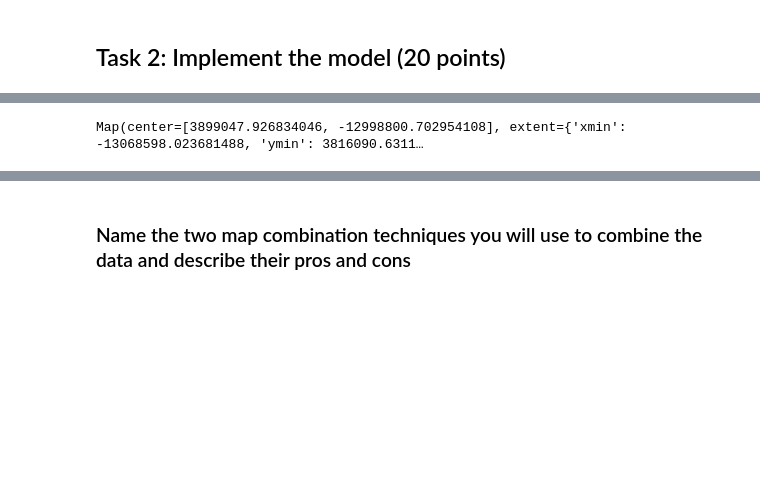
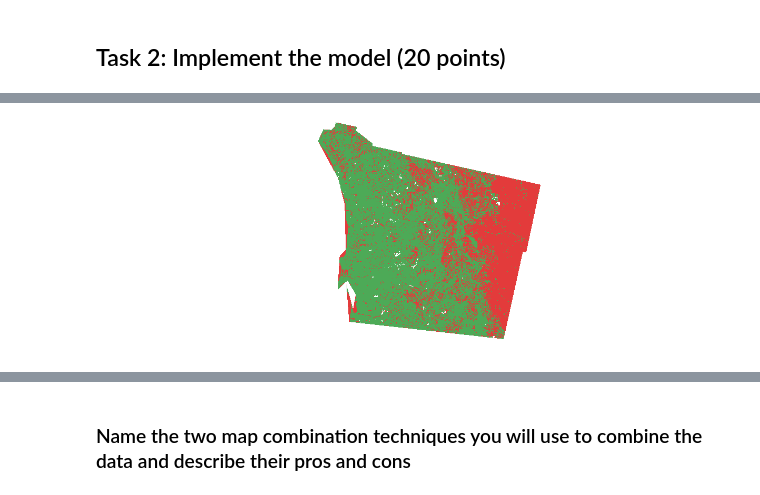
Before and after one commit to kev374k/dsc170_mp4, a Jupyter notebook: MP4.ipynb, the cells around one changed output, grey strips where cells are left out. Cells and saved outputs as stored; diff of their text form; code cells hidden in the pictures; blank space fills up the shorter version.

```diff
--- a/MP4.ipynb
+++ b/MP4.ipynb
@@ -91,7 +127,13 @@ county_layer = counties.layers[0]
 county = county_layer.query("NAME = 'San Diego County'", return_geomtry = True)
 san_diego_geometry = county.features[0].geometry
 san_diego_geometry['spatialRef'] = san_diego_geometry['spatialReference']
-san_diego_extent = Geometry(san_diego_geometry).geoextent
+san_diego_projected = project(
+    [san_diego_geometry],
+    in_sr=san_diego_geometry["spatialReference"],
+    out_sr={"wkid": 102100},
+)[0]
+
+san_diego_extent = Geometry(san_diego_projected).geoextent
 
 # create the extent as a tuple
 tup = (
@@ -133,21 +175,19 @@ sd_fh = clip(raster = usa_flood_hazard, geometry = san_diego_geometry)
 # %%
 # Remap and Normalize the Outputs of each layer
 # Remap the Land Cover Gap layer
 # For the Land Cover Gaps, we will remap the values to the following classes:
 # Shrubland & Grassland, Agricultural Vegatation, Introduced & Semi Natural Vegatation, Recently Disturbed or Mofidified, and Developed & Other Human Use to Green
 # Forest & Woodland, Semi_deset, Polar & High Montane Vegetation Vegatation, Aquatic Vegetation, and Nonvascular * Sparse Vacular Rock Vegetation & Opem Water to Red
 clrmap2 = [[0, 227, 59, 59], [1, 77, 170, 87]]
 sd_lcg_norm = remap(
     raster=sd_lcg,
     input_ranges=[1.0,289.0, 290.0,459.0, 460.0,499.0, 500.0,507.0, 508.0,513.0,
                    514.0,554.0, 555.0,557.0, 558.0,563.0, 564.0,576.0,
                      577.0,579.0, 580.0,585.0],
-    output_values=[0, 1, 0, 0, 0, 0, 1, 1, 1, 0, 1]
+    output_values=[0, 1, 0, 0, 0, 0, 1, 1, 1, 0, 1],
+    astype='U8'
 )
 sd_lcg_binary = colormap(sd_lcg_norm, colormap=clrmap2)
+sd_lcg_binary
+# %% [output]
+[figure, added]
-# %%
-map2 = gis.map("San Diego County")
-map2.content.add(sd_lcg_binary)
-map2
-# %% [output]
-Map(center=[3899047.926834046, -12998800.702954108], extent={'xmin': -13068598.023681488, 'ymin': 3816090.6311…
```
Also changed, not shown: parts of 29 cells of this notebook.
